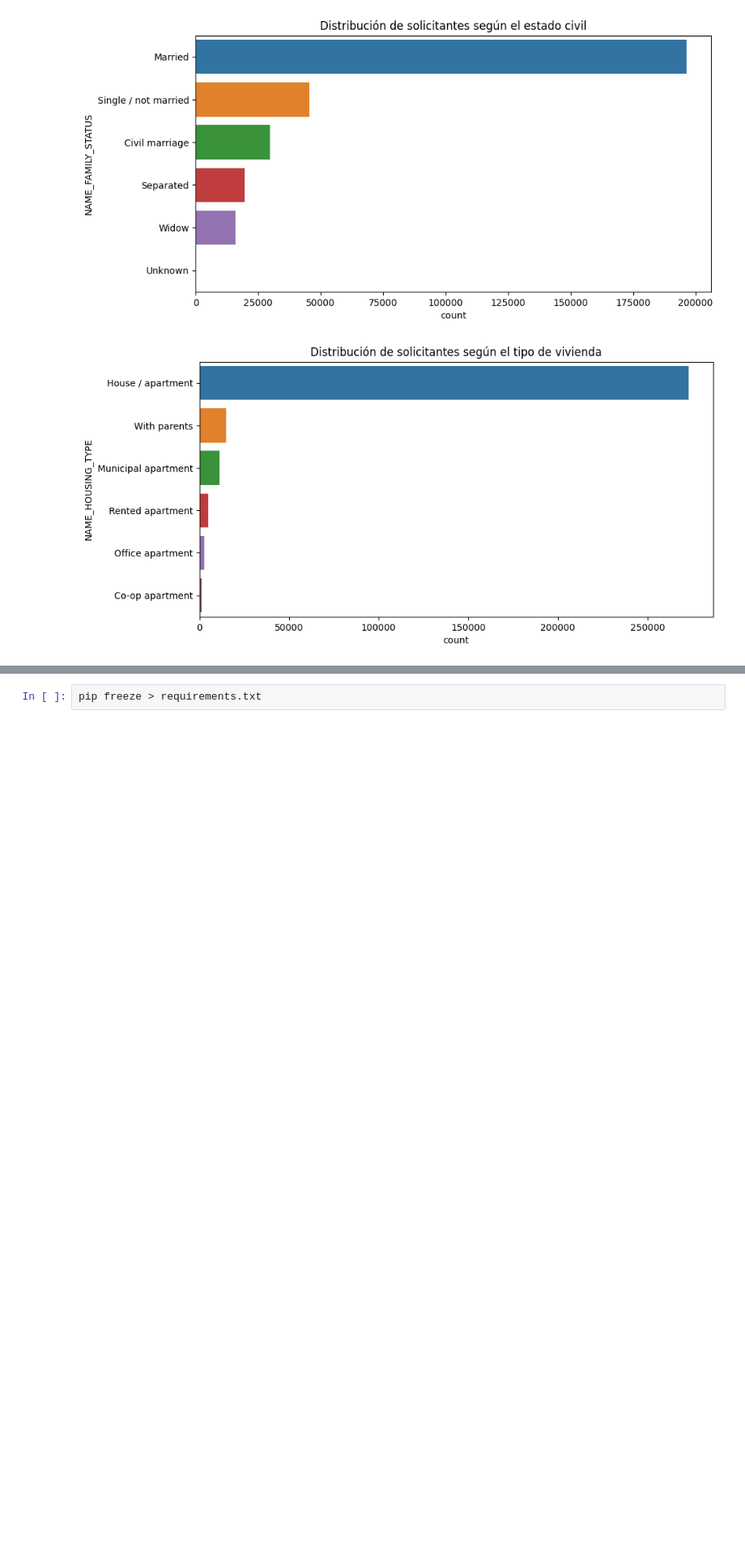
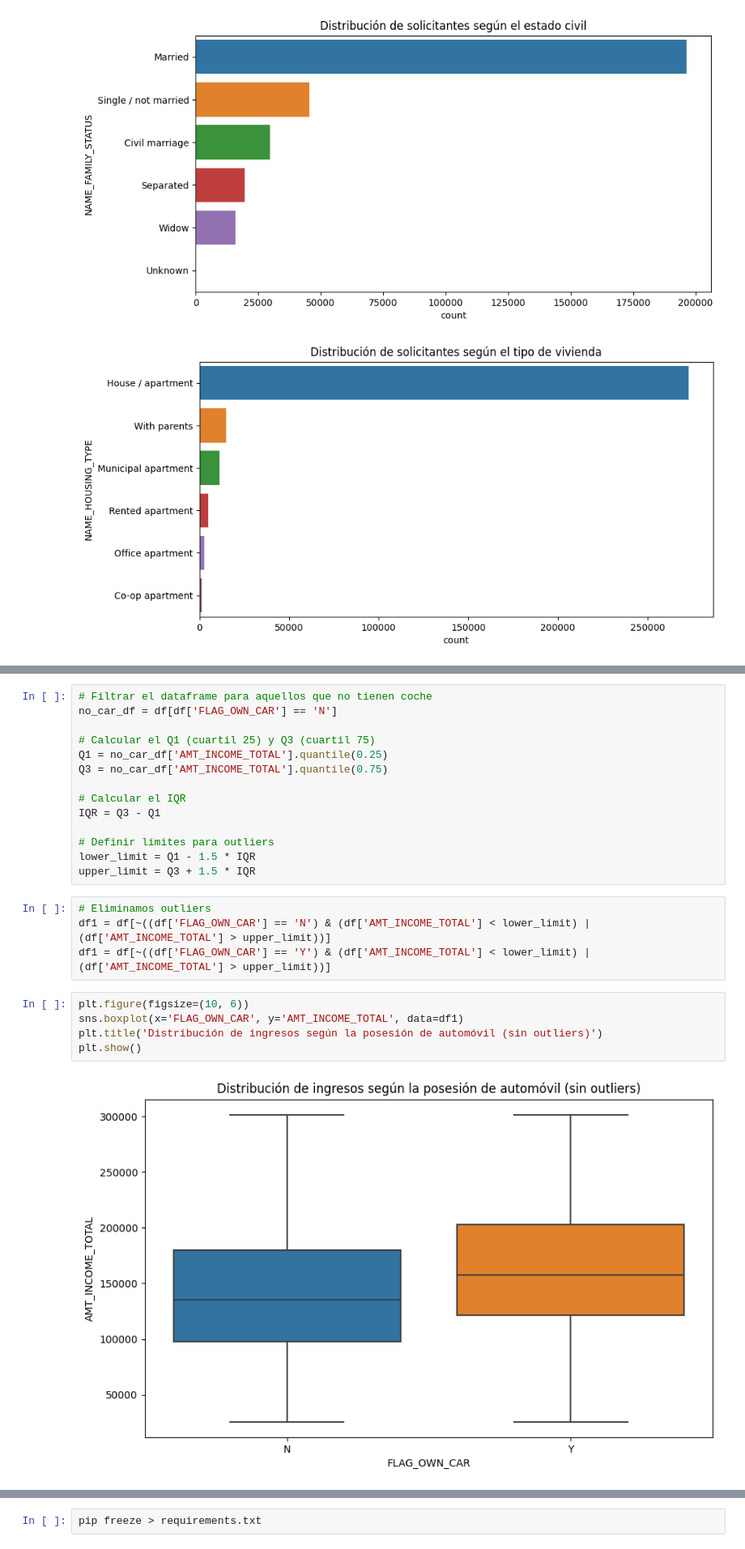
Before and after one commit to davidsosaolea/Home_Credit_Default_Risk, a Jupyter notebook: EDA_Home_Credit_Default_Risk.ipynb, the cells around one changed output, grey strips where cells are left out. Shown at 81% size. Saved outputs shown, nothing was run; the diff lists cells and outputs as text; blank space fills up the shorter version.

```diff
--- a/EDA_Home_Credit_Default_Risk.ipynb
+++ b/EDA_Home_Credit_Default_Risk.ipynb
@@ -267,0 +326,25 @@ plt.show()
+# %%
+# Filtrar el dataframe para aquellos que no tienen coche
+no_car_df = df[df['FLAG_OWN_CAR'] == 'N']
+
+# Calcular el Q1 (cuartil 25) y Q3 (cuartil 75)
+Q1 = no_car_df['AMT_INCOME_TOTAL'].quantile(0.25)
+Q3 = no_car_df['AMT_INCOME_TOTAL'].quantile(0.75)
+
+# Calcular el IQR
+IQR = Q3 - Q1
+
+# Definir límites para outliers
+lower_limit = Q1 - 1.5 * IQR
+upper_limit = Q3 + 1.5 * IQR
+# %%
+# Eliminamos outliers
+df1 = df[~((df['FLAG_OWN_CAR'] == 'N') & (df['AMT_INCOME_TOTAL'] < lower_limit) | (df['AMT_INCOME_TOTAL'] > upper_limit))]
+df1 = df[~((df['FLAG_OWN_CAR'] == 'Y') & (df['AMT_INCOME_TOTAL'] < lower_limit) | (df['AMT_INCOME_TOTAL'] > upper_limit))]
+# %%
+plt.figure(figsize=(10, 6))
+sns.boxplot(x='FLAG_OWN_CAR', y='AMT_INCOME_TOTAL', data=df1)
+plt.title('Distribución de ingresos según la posesión de automóvil (sin outliers)')
+plt.show()
+# %% [output]
+[figure, added]
```
Also changed, not shown: parts of 13 cells of this notebook.
